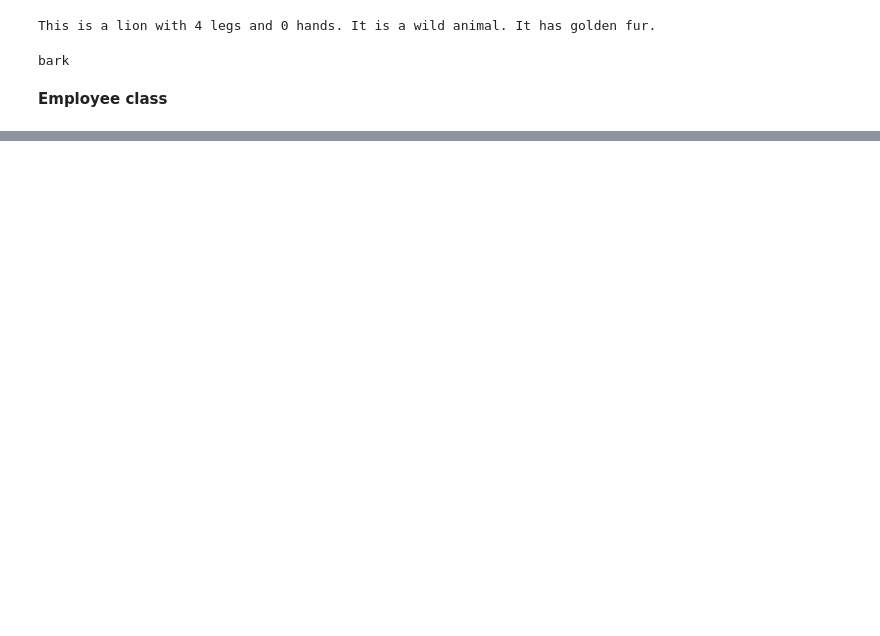
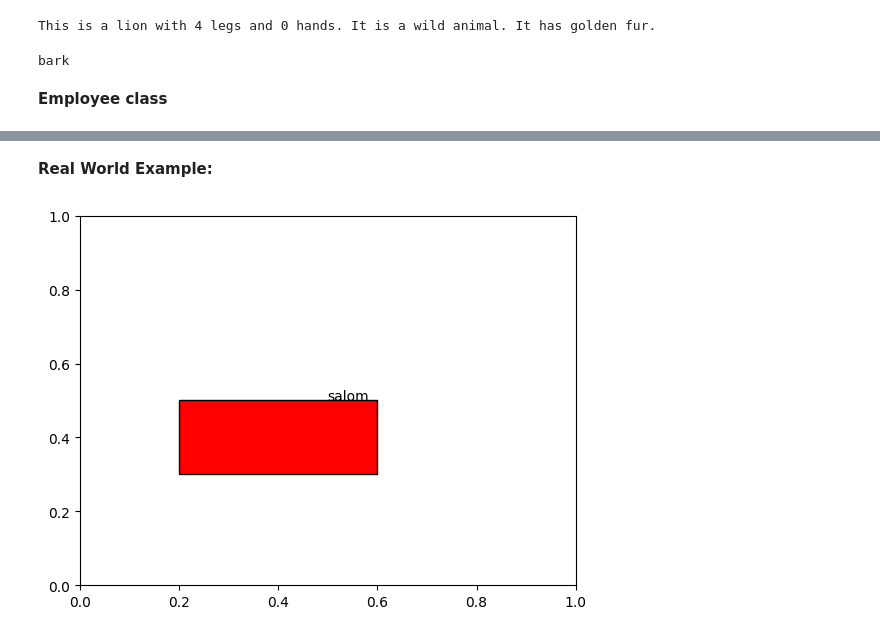
Before and after one commit to Diyorbek73/Homeworks, a Jupyter notebook: l2 (2).ipynb, the cells around one changed output, grey strips where cells are left out. Drawn from its saved outputs; the diff is of its cells as text; code cells hidden in the pictures; blank space fills up the shorter version.

```diff
--- a/l2 (2).ipynb
+++ b/l2 (2).ipynb
@@ -99,0 +118,13 @@ plt.show()
+# %% [markdown]
+**Real World Example:**
+# %%
+from matplotlib.patches import Rectangle
+import matplotlib.pyplot as plt
+
+fig, ax = plt.subplots()
+rect = Rectangle((0.2, 0.3), 0.4, 0.2, edgecolor='black', facecolor='red')
+ax.add_patch(rect)
+ax.text(0.5, 0.5, "salom")
+plt.show()
+# %% [output]
+[figure, added]
```
Also changed, not shown: parts of 5 cells of this notebook, 2 other files.
